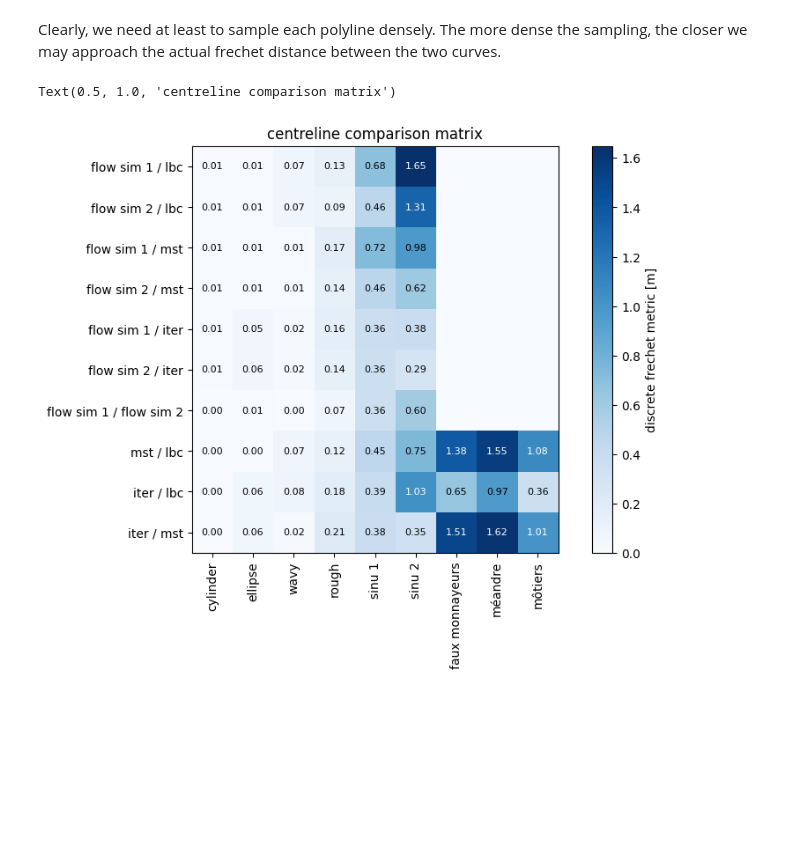
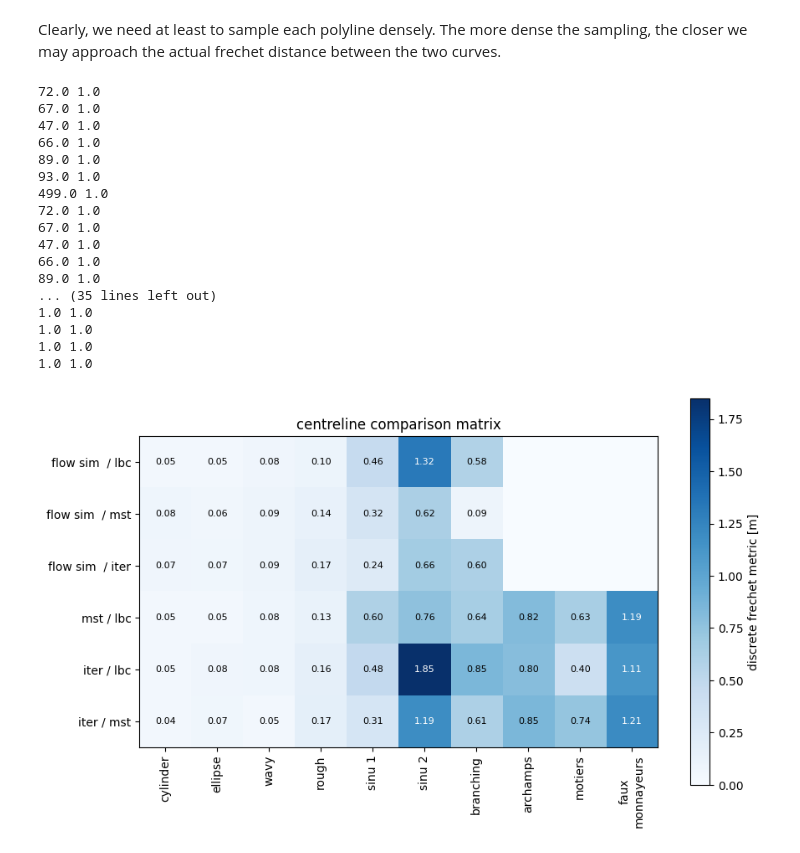
Before and after one commit to ERC-Karst/pc-centrelines, a Jupyter notebook: notebooks/6_compute_centreline_distances.ipynb, the cells around one changed output. Drawn from its saved outputs; the diff is of its cells as text; code cells hidden in the pictures; blank space fills up the shorter version.

```diff
--- a/notebooks/6_compute_centreline_distances.ipynb
+++ b/notebooks/6_compute_centreline_distances.ipynb
@@ -119,7 +136,7 @@ list_hydraulic_ct = []
 for k, (conduit_id, conduit_name) in enumerate(conduit_map.items()):
     hydraulic_ct_fp = f"./temp/{conduit_id}_{conduit_name}/hydraulic/{conduit_name}_centreline.csv"
 
-    if k < 6:
+    if k < 7:
         hydraulic_ct1 = np.loadtxt(hydraulic_ct_fp, skiprows =1, delimiter=",", usecols=[1,2,3])
         hydraulic_ct2 = np.loadtxt(hydraulic_ct_fp, skiprows =1, delimiter=",", usecols=[4,5,6])
 
@@ -293,14 +340,32 @@ def prepare_frechet(list1, list2, nt):
     return clean_list1, clean_list2
 # %%
 # comparison between all two possible combinations. (2 choose 5)
-hyd1_to_lbc = prepare_frechet([elem[0] for elem in list_hydraulic_ct], [elem[0] for elem in list_lbc_ct], 200)
-hyd2_to_lbc = prepare_frechet([elem[3] for elem in list_hydraulic_ct], [elem[0] for elem in list_lbc_ct], 200)
-hyd1_to_mst = prepare_frechet([elem[0] for elem in list_hydraulic_ct], [elem[0] for elem in list_mst_ct], 200)
-hyd2_to_mst = prepare_frechet([elem[3] for elem in list_hydraulic_ct], [elem[0] for elem in list_mst_ct], 200)
-hyd1_to_iter = prepare_frechet([elem[0] for elem in list_hydraulic_ct], [elem[0] for elem in list_iter_ct], 200)
-hyd2_to_iter = prepare_frechet([elem[3] for elem in list_hydraulic_ct], [elem[0] for elem in list_iter_ct], 200)
-hyd1_to_hyd2 = prepare_frechet([elem[0] for elem in list_hydraulic_ct], [elem[3] for elem in list_hydraulic_ct], 200)
-mst_to_lbc = prepare_frechet([elem[0] for elem in list_mst_ct], [elem[0] for elem in list_lbc_ct], 200)
-iter_to_lbc = prepare_frechet([elem[0] for elem in list_lbc_ct], [elem[0] for elem in list_iter_ct], 200)
-iter_to_mst = prepare_frechet([elem[0] for elem in list_mst_ct], [elem[0] for elem in list_iter_ct], 200)
+#hyd1_to_lbc = prepare_frechet([elem[0] for elem in list_hydraulic_ct], [elem[0] for elem in list_lbc_ct], 0.1)
+hyd2_to_lbc = prepare_frechet([elem[3] for elem in list_hydraulic_ct], [elem[0] for elem in list_lbc_ct], 0.1)
+#hyd1_to_mst = prepare_frechet([elem[0] for elem in list_hydraulic_ct], [elem[0] for elem in list_mst_ct], 0.1)
+hyd2_to_mst = prepare_frechet([elem[3] for elem in list_hydraulic_ct], [elem[0] for elem in list_mst_ct], 0.1)
+#hyd1_to_iter = prepare_frechet([elem[0] for elem in list_hydraulic_ct], [elem[0] for elem in list_iter_ct], 0.1)
+hyd2_to_iter = prepare_frechet([elem[3] for elem in list_hydraulic_ct], [elem[0] for elem in list_iter_ct], 0.1)
+#hyd1_to_hyd2 = prepare_frechet([elem[0] for elem in list_hydraulic_ct], [elem[3] for elem in list_hydraulic_ct], 0.1)
+mst_to_lbc = prepare_frechet([elem[0] for elem in list_mst_ct], [elem[0] for elem in list_lbc_ct], 0.1)
+iter_to_lbc = prepare_frechet([elem[0] for elem in list_lbc_ct], [elem[0] for elem in list_iter_ct], 0.1)
+iter_to_mst = prepare_frechet([elem[0] for elem in list_mst_ct], [elem[0] for elem in list_iter_ct], 0.1)
+# %% [output]
+72.0 1.0
+67.0 1.0
+47.0 1.0
+66.0 1.0
+89.0 1.0
+93.0 1.0
+499.0 1.0
+72.0 1.0
+67.0 1.0
+47.0 1.0
+66.0 1.0
+89.0 1.0
+... (35 lines left out)
+1.0 1.0
+1.0 1.0
+1.0 1.0
+1.0 1.0
 # %%
@@ -317,52 +378,46 @@ comparison_map = {0: hyd1_to_lbc,
 # %%
-fr_results_hydraulic = -np.ones((10,9))
+fr_results_hydraulic = -np.ones((6,10))
 # %%
-for i, (ct1, ct2) in enumerate(zip(*hyd1_to_lbc)):
+
+for i, (ct1, ct2) in enumerate(zip(*hyd2_to_lbc)):
     fr_results_hydraulic[0, i] = frdist(ct1, ct2)
-for i, (ct1, ct2) in enumerate(zip(*hyd2_to_lbc)):
+for i, (ct1, ct2) in enumerate(zip(*hyd2_to_mst)):
     fr_results_hydraulic[1, i] = frdist(ct1, ct2)
-for i, (ct1, ct2) in enumerate(zip(*hyd1_to_mst)):
+for i, (ct1, ct2) in enumerate(zip(*hyd2_to_iter)):
     fr_results_hydraulic[2, i] = frdist(ct1, ct2)
-for i, (ct1, ct2) in enumerate(zip(*hyd2_to_mst)):
+for i, (ct1, ct2) in enumerate(zip(*mst_to_lbc)):
     fr_results_hydraulic[3, i] = frdist(ct1, ct2)
-for i, (ct1, ct2) in enumerate(zip(*hyd1_to_iter)):
+for i, (ct1, ct2) in enumerate(zip(*iter_to_lbc)):
     fr_results_hydraulic[4, i] = frdist(ct1, ct2)
-for i, (ct1, ct2) in enumerate(zip(*hyd2_to_iter)):
+for i, (ct1, ct2) in enumerate(zip(*iter_to_mst)):
     fr_results_hydraulic[5, i] = frdist(ct1, ct2)
-for i, (ct1, ct2) in enumerate(zip(*hyd1_to_hyd2)):
-    fr_results_hydraulic[6, i] = frdist(ct1, ct2)
-for i, (ct1, ct2) in enumerate(zip(*mst_to_lbc)):
-    fr_results_hydraulic[7, i] = frdist(ct1, ct2)
-for i, (ct1, ct2) in enumerate(zip(*iter_to_lbc)):
-    fr_results_hydraulic[8, i] = frdist(ct1, ct2)
-for i, (ct1, ct2) in enumerate(zip(*iter_to_mst)):
-    fr_results_hydraulic[9, i] = frdist(ct1, ct2)
 # %%
-xlabels = ["cylinder", "ellipse", "wavy", "rough", "sinu 1", "sinu 2", "faux monnayeurs","méandre", "môtiers"]
-ylabels = ["flow sim 1 / lbc", "flow sim 2 / lbc", " flow sim 1 / mst", "flow sim 2 / mst", "flow sim 1 / iter", "flow sim 2 / iter", "flow sim 1 / flow sim 2", "mst / lbc", "iter / lbc", "iter / mst"]
+xlabels = ["cylinder", "ellipse", "wavy", "rough", "sinu 1", "sinu 2", "branching", "archamps","motiers", "faux\nmonnayeurs"]
+ylabels = ["flow sim  / lbc",  "flow sim  / mst", "flow sim  / iter",  "mst / lbc", "iter / lbc", "iter / mst"]
 # %%
 fig, ax = plt.subplots(figsize = (10,6))
 
 im = ax.imshow(fr_results_hydraulic, cmap = "Blues", vmin=0)
-ax.set_xticks([0,1,2,3,4,5,6,7,8])
-ax.set_yticks([0,1,2,3,4,5,6,7,8,9])
+ax.set_xticks([0,1,2,3,4,5,6,7,8,9])
+ax.set_yticks([0,1,2,3,4,5])
 
 for j, row in enumerate(fr_results_hydraulic):
     for i, elem in enumerate(row):
         color = "k"
         if elem > np.quantile(fr_results_hydraulic, 0.9):
             color = "white"
         if elem > 0:
 
             ax.text(i,j, f"{elem:.2f}", fontsize = 8, va = "center", ha="center", color =color)
 ax.set_xticklabels(xlabels, rotation =90)
 ax.set_yticklabels(ylabels)
 cax = plt.colorbar(im)
 cax.set_label("discrete frechet metric [m]")
 ax.set_title("centreline comparison matrix")
+
+plt.savefig("./temp/figures/comparison_matrix.pdf")
 # %% [output]
-Text(0.5, 1.0, 'centreline comparison matrix')
-[figure, old version]
+[figure, new version]
 # %%
 from stl import mesh
 # %%
```
Also changed, not shown: parts of 26 cells of this notebook, 10 other files.
